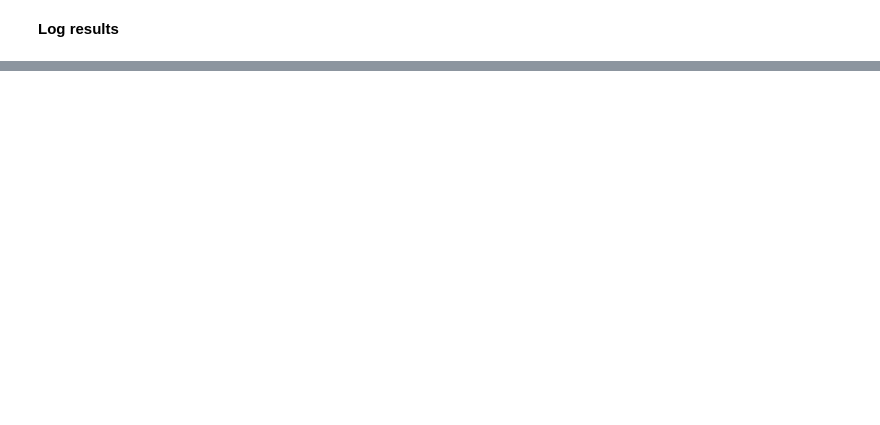
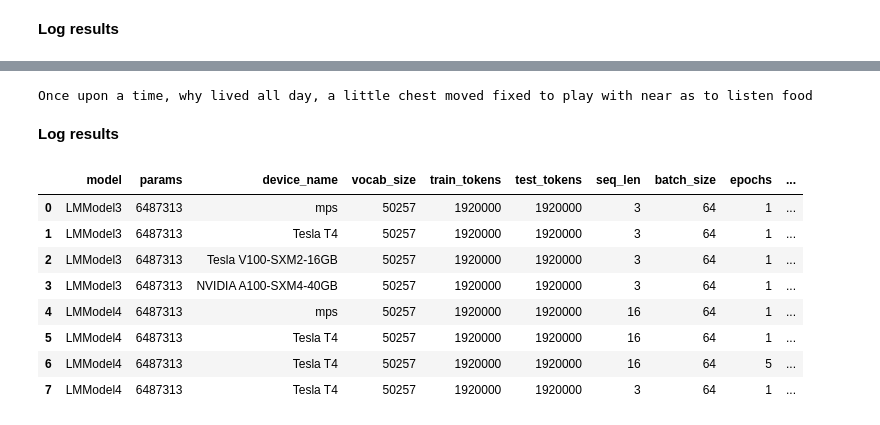
Before and after one commit to diojenez/LearningDeepLearning, a Jupyter notebook: nbs/01_learning_rnns.ipynb, the cells around one changed output, grey strips where cells are left out. Saved outputs shown, nothing was run; the diff lists cells and outputs as text; code cells hidden in the pictures; blank space fills up the shorter version.

Commit message:
LMModel4

```diff
--- a/nbs/01_learning_rnns.ipynb
+++ b/nbs/01_learning_rnns.ipynb
@@ -486,0 +724,11 @@ First, very simple model (LMModel3) training for one epoch with only 64k tokens
+# %%
+# do some generation
+model.reset()
+with torch.no_grad():
+    prompt = tensor(tds['train'][0]['input_ids'][:seq_len]).view(1, -1)
+    gen_txt = model.generate(prompt.to(def_device), max_new_tokens=20)[0].tolist()
+    print(tokenizer.decode(gen_txt))
+# %% [output]
+Once upon a time, why lived all day, a little chest moved fixed to play with near as to listen food
+# %% [markdown]
+**Log results**
@@ -486,0 +745,22 @@ First, very simple model (LMModel3) training for one epoch with only 64k tokens
+# %%
+log = \
+pd.concat([log,
+           pd.DataFrame({'model': model.__class__.__name__, 'params': get_params(model),'device_name': device_name,
+                         'vocab_size': tokenizer.vocab_size, 'train_tokens': seq_len*len(train_dl)*bs,
+                         'test_tokens': seq_len*len(test_dl)*bs, 'seq_len': seq_len,
+                         'batch_size': bs, 'epochs':epochs, 'train_time': train_time,
+                         'train_loss': train_loss, 'test_loss': test_loss, 'accuracy': accuracy,
+                         'sample': tokenizer.decode(gen_txt)}, index=[len(log)])
+          ])
+# %%
+log
+# %% [output]
+|  | model | params | device_name | vocab_size | train_tokens | test_tokens | seq_len | batch_size | epochs | ... |
+| 0 | LMModel3 | 6487313 | mps | 50257 | 1920000 | 1920000 | 3 | 64 | 1 | ... |
+| 1 | LMModel3 | 6487313 | Tesla T4 | 50257 | 1920000 | 1920000 | 3 | 64 | 1 | ... |
+| 2 | LMModel3 | 6487313 | Tesla V100-SXM2-16GB | 50257 | 1920000 | 1920000 | 3 | 64 | 1 | ... |
+| 3 | LMModel3 | 6487313 | NVIDIA A100-SXM4-40GB | 50257 | 1920000 | 1920000 | 3 | 64 | 1 | ... |
+| 4 | LMModel4 | 6487313 | mps | 50257 | 1920000 | 1920000 | 16 | 64 | 1 | ... |
+| 5 | LMModel4 | 6487313 | Tesla T4 | 50257 | 1920000 | 1920000 | 16 | 64 | 1 | ... |
+| 6 | LMModel4 | 6487313 | Tesla T4 | 50257 | 1920000 | 1920000 | 16 | 64 | 5 | ... |
+| 7 | LMModel4 | 6487313 | Tesla T4 | 50257 | 1920000 | 1920000 | 3 | 64 | 1 | ... |
```
Also changed, not shown: parts of 38 cells of this notebook.
